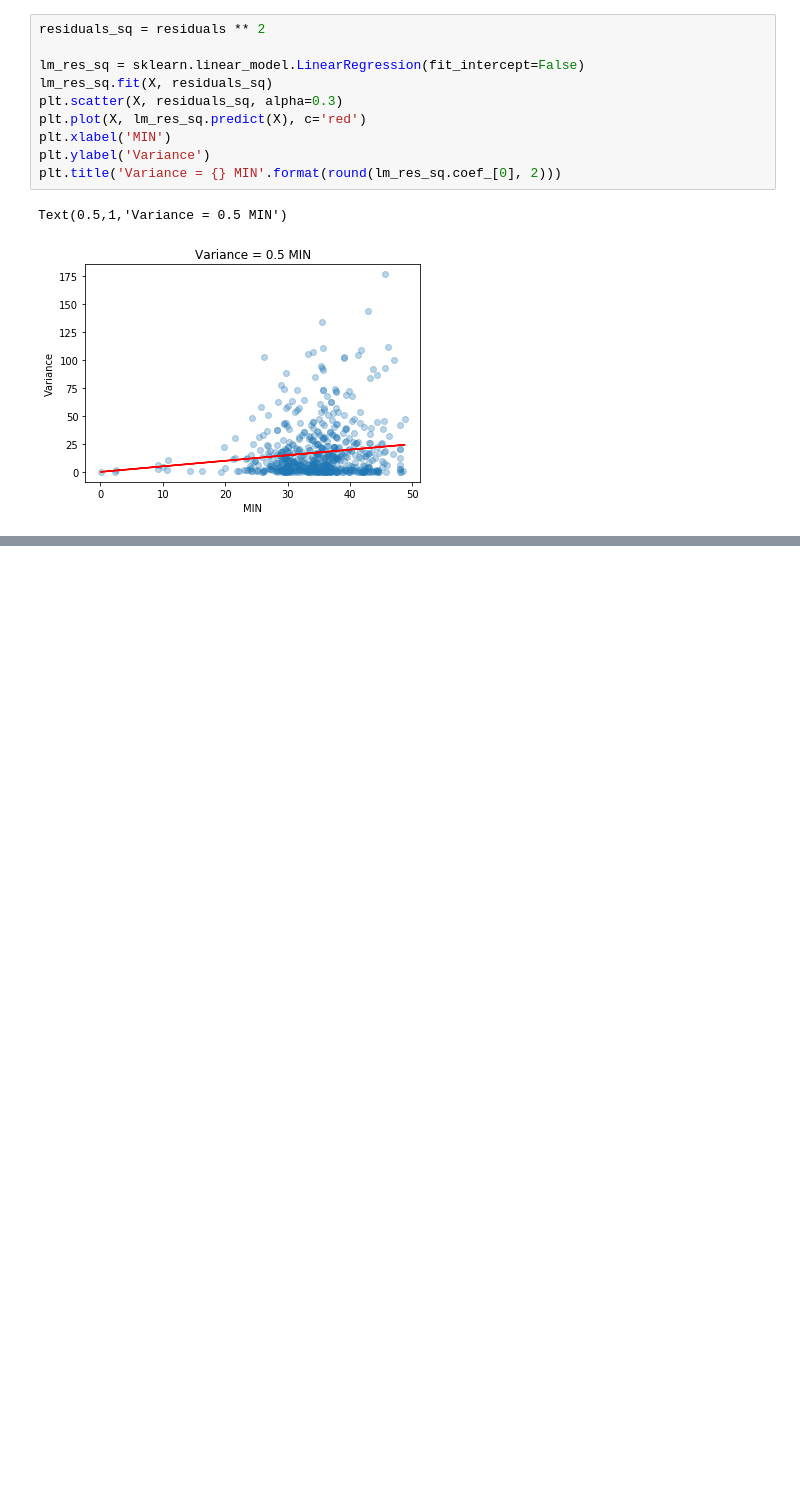
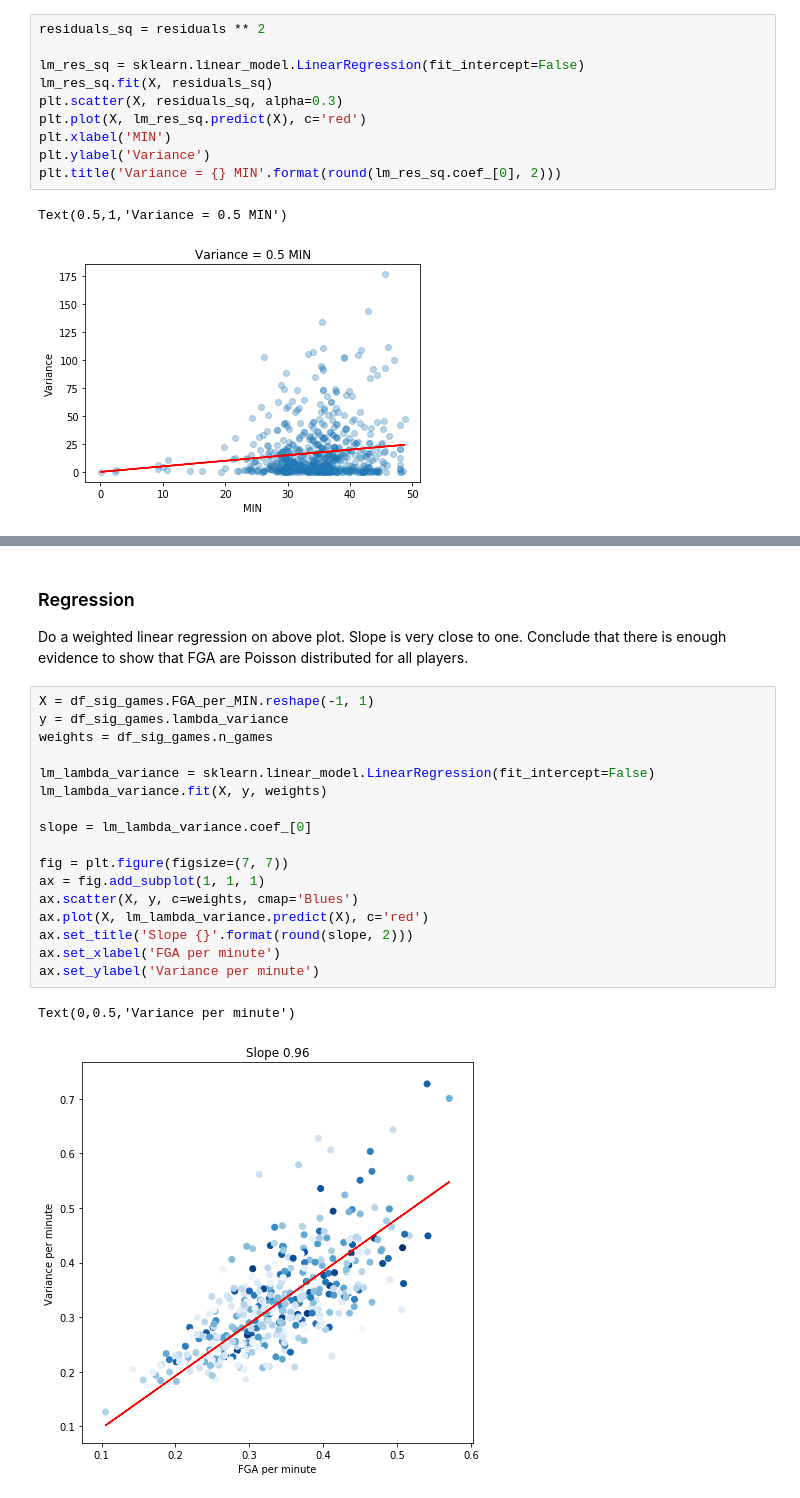
Before and after one commit to johnny-wong/nba_stats, a Jupyter notebook: Notebooks/Analysis - FGA per game.ipynb, the cells around one changed output, grey strips where cells are left out. Cells and saved outputs as stored; diff of their text form; blank space fills up the shorter version.

```diff
--- a/Notebooks/Analysis - FGA per game.ipynb
+++ b/Notebooks/Analysis - FGA per game.ipynb
@@ -147,0 +195,23 @@ array([0.4894806359372042], dtype=object)
+# %% [markdown]
+### Regression
+Do a weighted linear regression on above plot. Slope is very close to one. Conclude that there is enough evidence to show that FGA are Poisson distributed for all players.
+# %%
+X = df_sig_games.FGA_per_MIN.reshape(-1, 1)
+y = df_sig_games.lambda_variance
+weights = df_sig_games.n_games
+
+lm_lambda_variance = sklearn.linear_model.LinearRegression(fit_intercept=False)
+lm_lambda_variance.fit(X, y, weights)
+
+slope = lm_lambda_variance.coef_[0]
+
+fig = plt.figure(figsize=(7, 7))
+ax = fig.add_subplot(1, 1, 1)
+ax.scatter(X, y, c=weights, cmap='Blues')
+ax.plot(X, lm_lambda_variance.predict(X), c='red')
+ax.set_title('Slope {}'.format(round(slope, 2)))
+ax.set_xlabel('FGA per minute')
+ax.set_ylabel('Variance per minute')
+# %% [output]
+Text(0,0.5,'Variance per minute')
+[figure, added]
```
Also changed, not shown: parts of 10 cells of this notebook.
